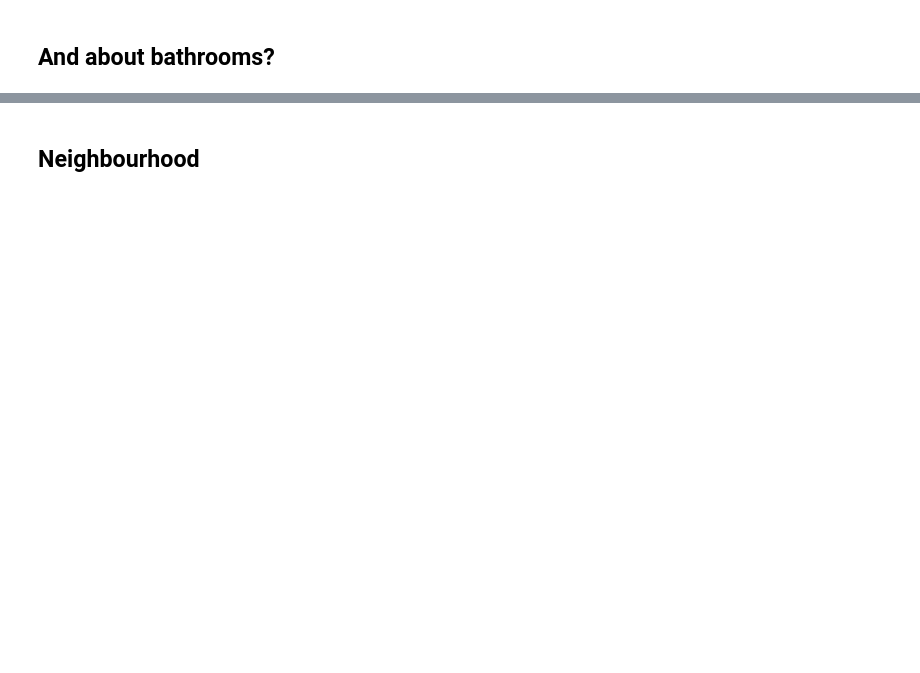
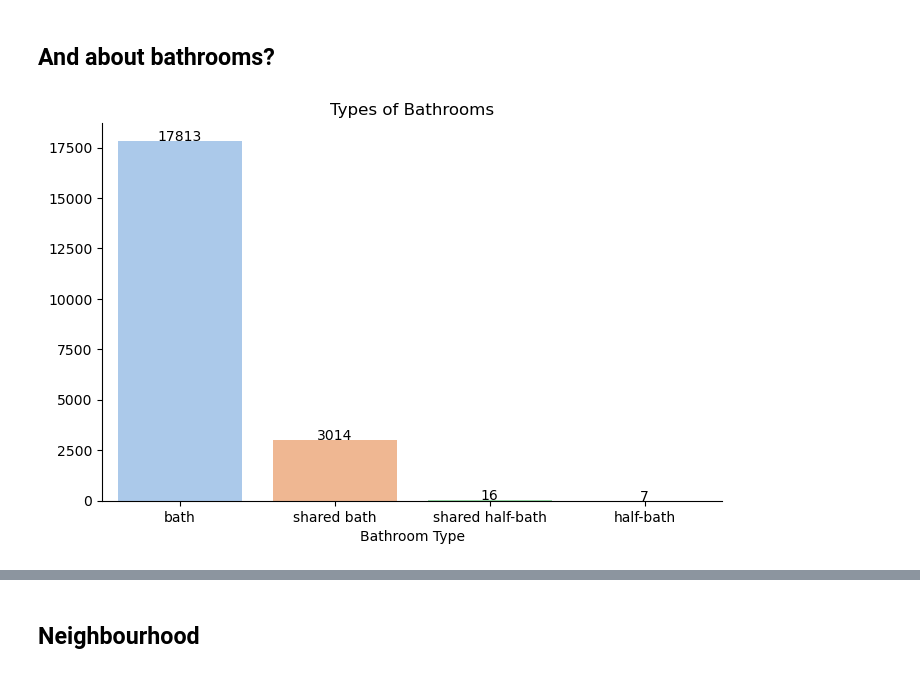
Before and after one commit to Gabrielle-Ribeiro/airbnb-rio, a Jupyter notebook: Exploratory Data Analysis and Data Visualization.ipynb, the cells around one changed output, grey strips where cells are left out. Cells and saved outputs as stored; diff of their text form; code cells hidden in the pictures; blank space fills up the shorter version.

```diff
--- a/Exploratory Data Analysis and Data Visualization.ipynb
+++ b/Exploratory Data Analysis and Data Visualization.ipynb
@@ -319,2 +343,15 @@ sns.despine()
 # %% [markdown]
 ## And about bathrooms?
+# %%
+countplt, ax = plt.subplots(figsize = (8,5), dpi=100)
+sns.countplot(data=df, x='bathrooms_type', palette='pastel')
+for rect in ax.patches:
+    ax.text (rect.get_x() + rect.get_width() / 2,
+             rect.get_height()+ 0.75, rect.get_height(),
+             horizontalalignment='center', fontsize = 10)
+plt.xlabel('Bathroom Type')
+plt.ylabel('')
+plt.title('Types of Bathrooms')
+sns.despine()
+# %% [output]
+[figure, added]
```
Also changed, not shown: parts of 14 cells of this notebook, 1 other file.
